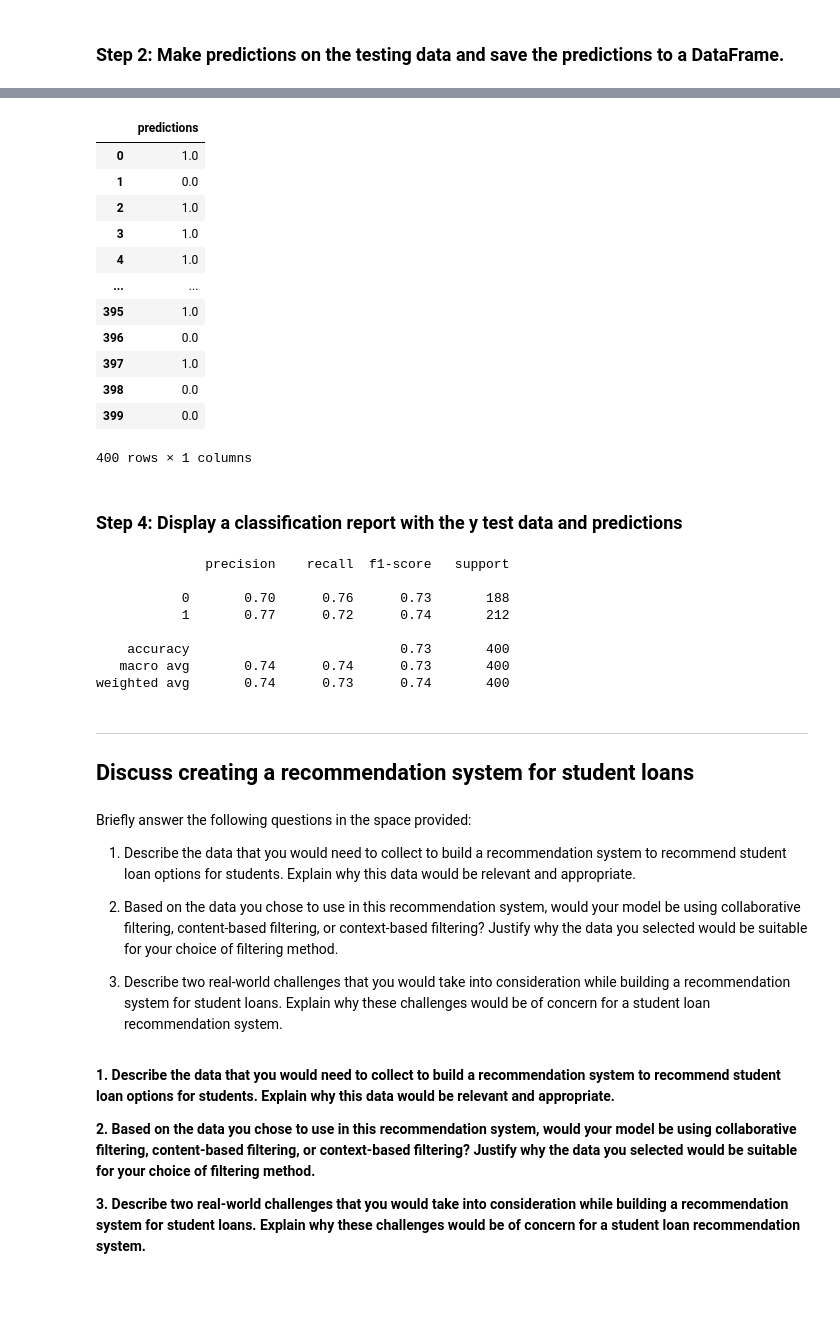
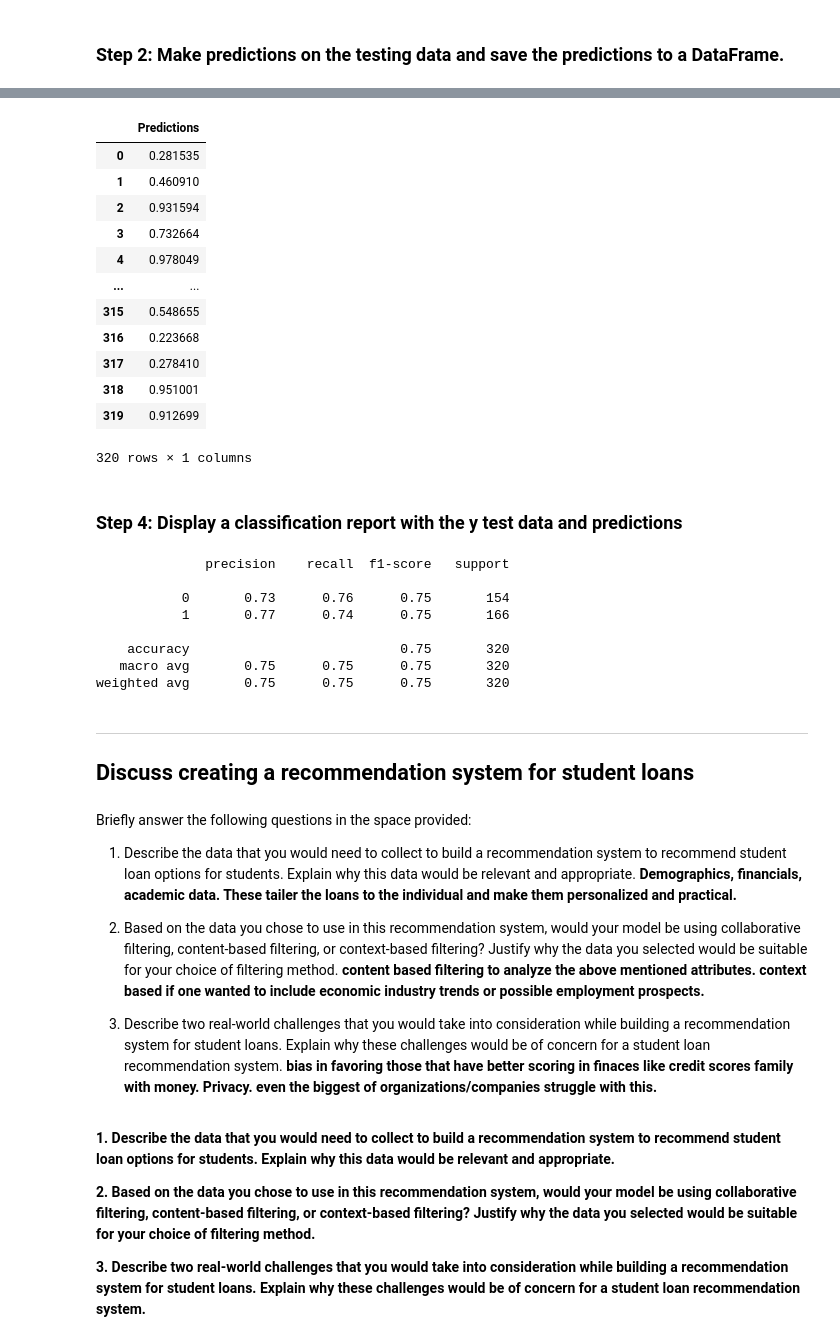
Before and after one commit to Massmediafan/neural-network-challenge-1, a Jupyter notebook: student_loans_with_deep_learning.ipynb, the cells around one changed output, grey strips where cells are left out. Saved outputs shown, nothing was run; the diff lists cells and outputs as text; code cells hidden in the pictures; blank space fills up the shorter version.

```diff
--- a/student_loans_with_deep_learning.ipynb
+++ b/student_loans_with_deep_learning.ipynb
@@ -91,17 +122,20 @@ array([0, 0, 0, 1, 0])
 ### Step 3: Split the features and target sets into training and testing datasets.
 # %%
 # Split the preprocessed data into a training and testing dataset
-# Assign the function a random_state equal to 1
+# Assign the function a random_state equal to 1 ? Why 1? isn't it arbitrary?
+X_train, X_test, y_train, y_test = train_test_split(X, y, test_size=0.2, random_state=1)
 # %% [markdown]
 ### Step 4: Use scikit-learn's `StandardScaler` to scale the features data.
 # %%
 # Create a StandardScaler instance
-
+scaler = StandardScaler()
 
 # Fit the scaler to the features training dataset
+scaler.fit(X_train)
 
-
-# Fit the scaler to the features training dataset
+# Fit the scaler to the features training dataset - I'm assuming i need to transform the datasets here???
+X_train_scaled = scaler.transform(X_train)
+X_test_scaled = scaler.transform(X_test)
 # %% [markdown]
 ---
 
@@ -202,14 +243,16 @@ Loss: 0.5049149394035339, Accuracy: 0.7350000143051147
 ### Step 1: Reload your saved model.
 # %%
 # Set the model's file path
-
+file_path = "student_loan_sharks.keras"
 
 # Load the model to a new object
+loaded_model = tf.keras.models.load_model(file_path)
 # %% [markdown]
 ### Step 2: Make predictions on the testing data and save the predictions to a DataFrame.
 # %%
 # Make predictions with the test data
-
+predictions = loaded_model.predict(X_test_scaled)
 
 # Display a sample of the predictions
+predictions[:5]
 # %% [output]
@@ -222,43 +265,47 @@ array([[0.63573396],
 # %%
 # Save the predictions to a DataFrame and round the predictions to binary results
+predictions_df = pd.DataFrame({"Predictions": predictions.flatten()})
+
+predictions_df
 # %% [output]
-|  | predictions |
-| 0 | 1.0 |
-| 1 | 0.0 |
-| 2 | 1.0 |
-| 3 | 1.0 |
-| 4 | 1.0 |
+|  | Predictions |
+| 0 | 0.281535 |
+| 1 | 0.460910 |
+| 2 | 0.931594 |
+| 3 | 0.732664 |
+| 4 | 0.978049 |
 | ... | ... |
-| 395 | 1.0 |
-| 396 | 0.0 |
-| 397 | 1.0 |
-| 398 | 0.0 |
-| 399 | 0.0 |
+| 315 | 0.548655 |
+| 316 | 0.223668 |
+| 317 | 0.278410 |
+| 318 | 0.951001 |
+| 319 | 0.912699 |
-400 rows × 1 columns
+320 rows × 1 columns
 # %% [markdown]
 ### Step 4: Display a classification report with the y test data and predictions
 # %%
 # Print the classification report with the y test data and predictions
+print(classification_report(y_test, predictions_df.round()))
 # %% [output]
               precision    recall  f1-score   support
 
-           0       0.70      0.76      0.73       188
-           1       0.77      0.72      0.74       212
+           0       0.73      0.76      0.75       154
+           1       0.77      0.74      0.75       166
 
-    accuracy                           0.73       400
-   macro avg       0.74      0.74      0.73       400
-weighted avg       0.74      0.73      0.74       400
+    accuracy                           0.75       320
+   macro avg       0.75      0.75      0.75       320
+weighted avg       0.75      0.75      0.75       320
 # %% [markdown]
 ---
 ## Discuss creating a recommendation system for student loans
 # %% [markdown]
 Briefly answer the following questions in the space provided:
 
-1. Describe the data that you would need to collect to build a recommendation system to recommend student loan options for students. Explain why this data would be relevant and appropriate.
+1. Describe the data that you would need to collect to build a recommendation system to recommend student loan options for students. Explain why this data would be relevant and appropriate. **Demographics, financials, academic data.  These tailer the loans to the individual and make them personalized and practical.**
 
-2. Based on the data you chose to use in this recommendation system, would your model be using collaborative filtering, content-based filtering, or context-based filtering? Justify why the data you selected would be suitable for your choice of filtering method.
+2. Based on the data you chose to use in this recommendation system, would your model be using collaborative filtering, content-based filtering, or context-based filtering? Justify why the data you selected would be suitable for your choice of filtering method. **content based filtering to analyze the above mentioned attributes.  context based if one wanted to include economic industry trends or possible employment prospects.**
 
-3. Describe two real-world challenges that you would take into consideration while building a recommendation system for student loans. Explain why these challenges would be of concern for a student loan recommendation system.
+3. Describe two real-world challenges that you would take into consideration while building a recommendation system for student loans. Explain why these challenges would be of concern for a student loan recommendation system. **bias in favoring those that have better scoring in finaces like credit scores family with money.  Privacy.  even the biggest of organizations/companies struggle with this.**
 # %% [markdown]
 **1. Describe the data that you would need to collect to build a recommendation system to recommend student loan options for students. Explain why this data would be relevant and appropriate.**
 
```
Also changed, not shown: parts of 22 cells of this notebook.
